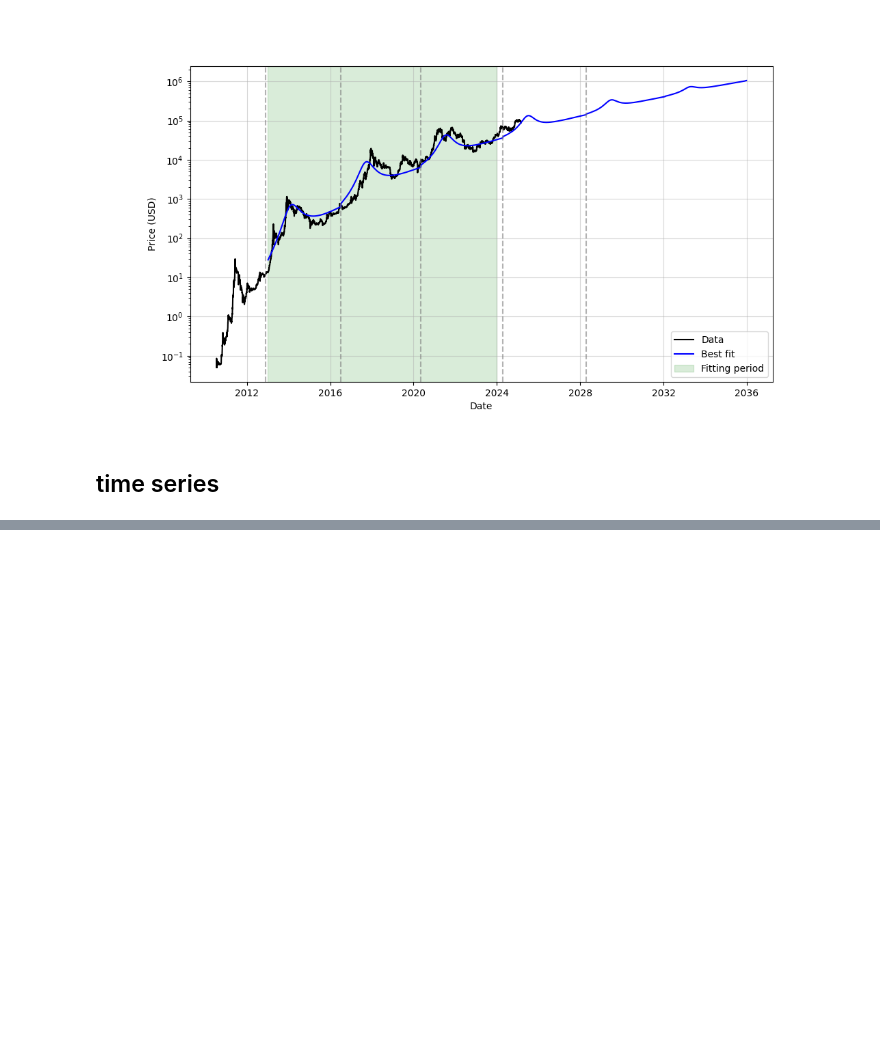
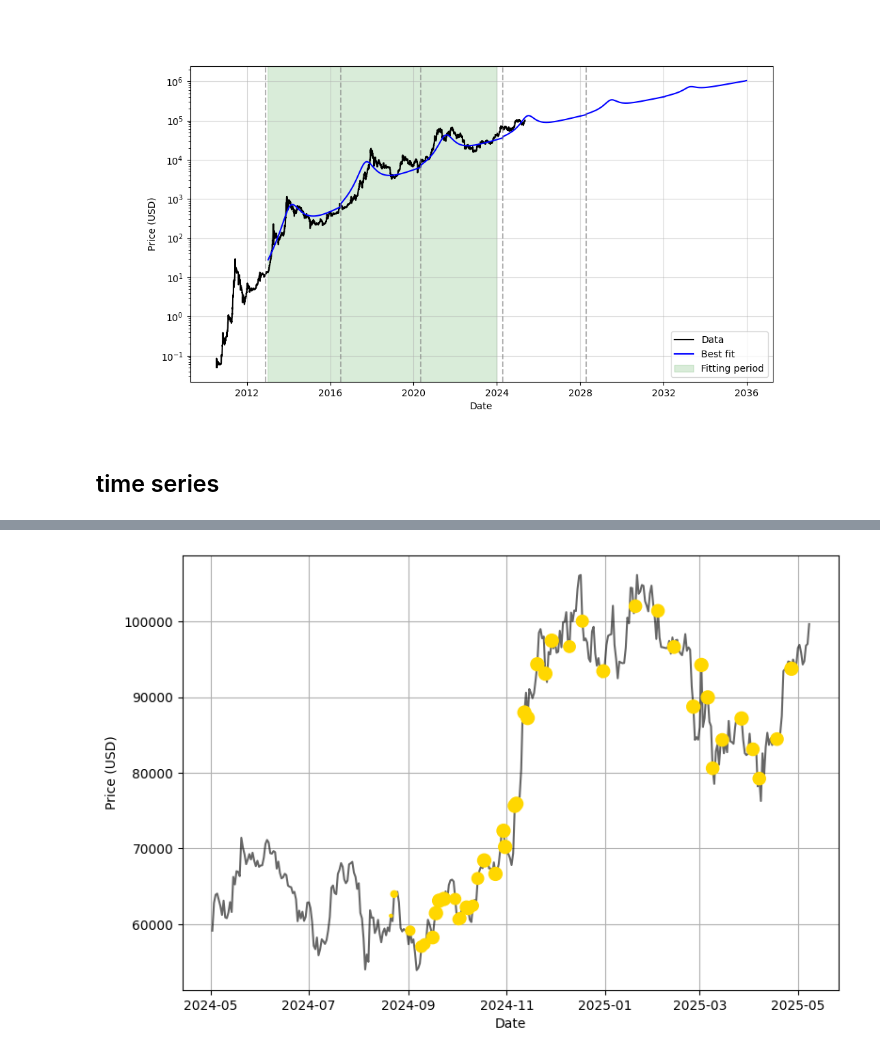
Before and after one commit to tristanbouchet/BTC-price-predict, a Jupyter notebook: btc_fit.ipynb, the cells around one changed output, grey strips where cells are left out. Saved outputs shown, nothing was run; the diff lists cells and outputs as text; code cells hidden in the pictures; blank space fills up the shorter version.

```diff
--- a/btc_fit.ipynb
+++ b/btc_fit.ipynb
@@ -380,0 +382,9 @@ Current price is the Support of 2027-07-26 in 972 days 00:00:00
+# %%
+# btc_price
+df_buy = pd.read_excel("/Users/User/Documents/accounting_btc.xlsx", skiprows=1, usecols=[0,1,2,3])
+df_buy = df_buy.fillna(method='bfill')
+df_buy = df_buy.astype({'Y':'int','M':'int','D':'int'})
+df_buy['Date'] = df_buy.apply(lambda x:np.datetime64(f'{x.Y}-{x.M:02}-{x.D:02}'), axis=1)
+df_buy = df_buy.set_index('Date')
+df_buy = df_buy.merge(btc_price, left_index=True, right_index=True)#.dropna()
+df_buy
@@ -380,0 +410,12 @@ Current price is the Support of 2027-07-26 in 972 days 00:00:00
+# %%
+%matplotlib inline
+yaxis='Close'
+btc_price_buy = btc_price[btc_price.index>'2024-05-01']
+fig, ax=plt.subplots(1,1,figsize=(9,6))
+ax.plot(btc_price_buy.index, btc_price_buy[yaxis], 'k', alpha=.6, label='BTC Price')
+ax.scatter(df_buy.index, df_buy[yaxis], s=df_buy.EUR/10, c='gold',  label='BTC Price', zorder=10)
+ax.set_ylabel('Price (USD)');ax.set_xlabel('Date')
+ax.grid()
+plt.show()
+# %% [output]
+[figure, added]
```
Also changed, not shown: parts of 13 cells of this notebook.
